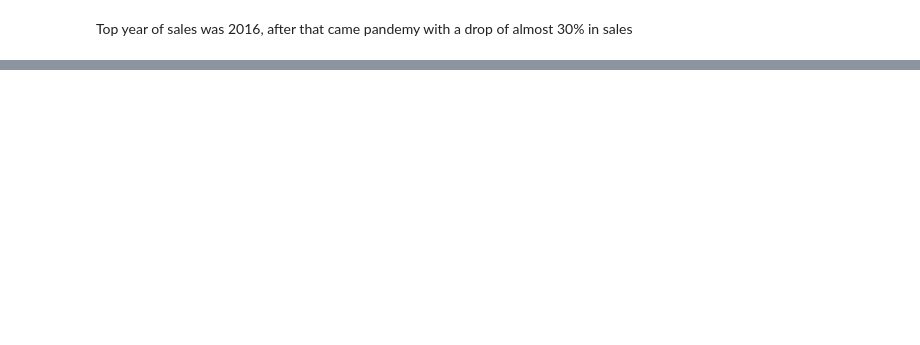
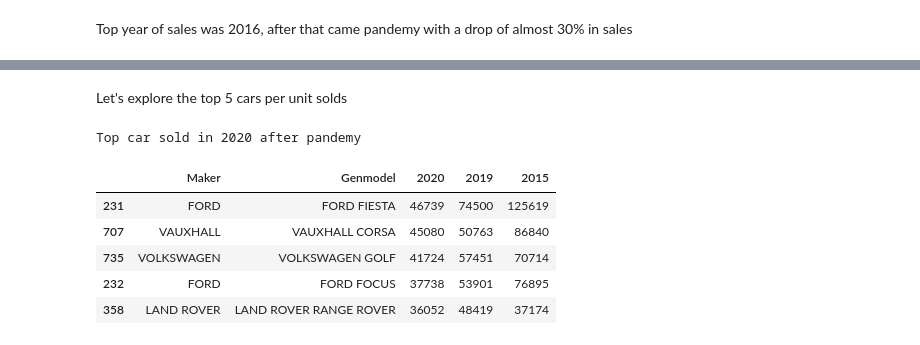
Before and after one commit to chemavilla/Data-Analysis, a Jupyter notebook: Car Analysis UK market.ipynb, the cells around one changed output, grey strips where cells are left out. Saved outputs shown, nothing was run; the diff lists cells and outputs as text; code cells hidden in the pictures; blank space fills up the shorter version.

```diff
--- a/Car Analysis UK market.ipynb
+++ b/Car Analysis UK market.ipynb
@@ -75,0 +106,15 @@ Reduccion of sales= 29.0
+# %% [markdown]
+Let's explore the top 5 cars per unit solds
+# %%
+df_top_2020 = df_sales[['Maker', 'Genmodel', '2020', '2019', '2015']].sort_values('2020', ascending=False).head(5)
+
+print('Top car sold in 2020 after pandemy')
+df_top_2020
+# %% [output]
+Top car sold in 2020 after pandemy
+|  | Maker | Genmodel | 2020 | 2019 | 2015 |
+| 231 | FORD | FORD FIESTA | 46739 | 74500 | 125619 |
+| 707 | VAUXHALL | VAUXHALL CORSA | 45080 | 50763 | 86840 |
+| 735 | VOLKSWAGEN | VOLKSWAGEN GOLF | 41724 | 57451 | 70714 |
+| 232 | FORD | FORD FOCUS | 37738 | 53901 | 76895 |
+| 358 | LAND ROVER | LAND ROVER RANGE ROVER | 36052 | 48419 | 37174 |
```
Also changed, not shown: parts of 16 cells of this notebook.
